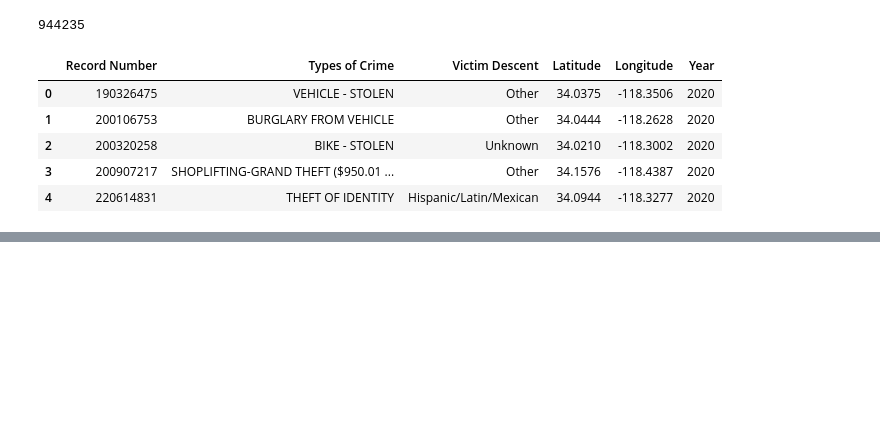
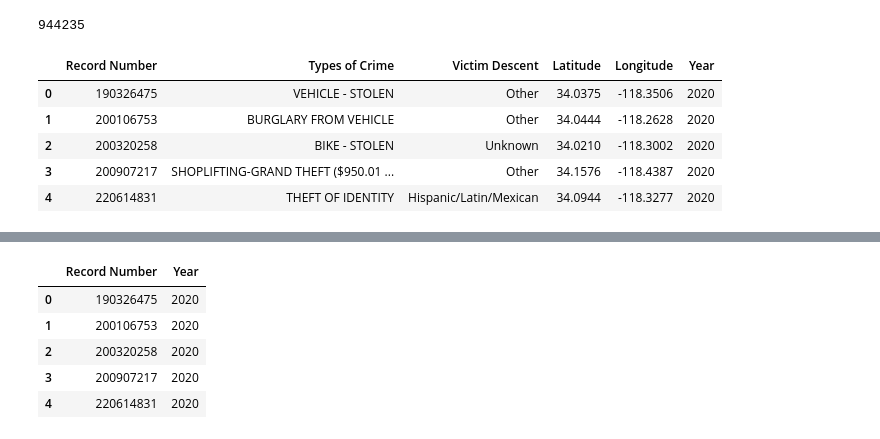
Before and after one commit to Mohammed-a-ali01/Project-3---Data-Visualization-, a Jupyter notebook: line_plot.ipynb, the cells around one changed output, grey strips where cells are left out. Cells and saved outputs as stored; diff of their text form; code cells hidden in the pictures; blank space fills up the shorter version.

```diff
--- a/line_plot.ipynb
+++ b/line_plot.ipynb
@@ -170,0 +183,12 @@ AttributeError: Can only use .dt accessor with datetimelike values
+# %%
+# keep two columns for a line plot
+columns = ['Record Number', 'Year']
+total_crime_df = year_cleaned_df[columns]
+total_crime_df.head()
+# %% [output]
+|  | Record Number | Year |
+| 0 | 190326475 | 2020 |
+| 1 | 200106753 | 2020 |
+| 2 | 200320258 | 2020 |
+| 3 | 200907217 | 2020 |
+| 4 | 220614831 | 2020 |
```
Also changed, not shown: parts of 5 cells of this notebook.
